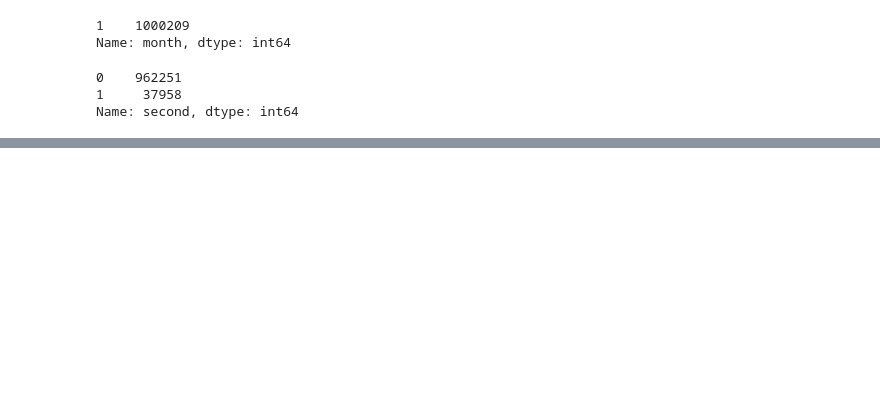
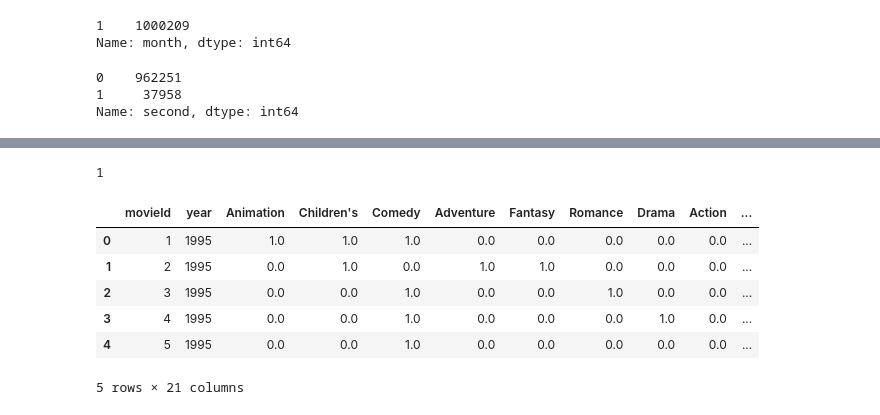
Before and after one commit to bhparijat/Recommendation-system-Pyspark, a Jupyter notebook: Recommendation System.ipynb, the cells around one changed output, grey strips where cells are left out. Cells and saved outputs as stored; diff of their text form; code cells hidden in the pictures; blank space fills up the shorter version.

```diff
--- a/Recommendation System.ipynb
+++ b/Recommendation System.ipynb
@@ -109,0 +105,19 @@ movie_data.head()
+# %%
+movie_data['name'] = movie_data['title'].apply(lambda x:x[:-6])
+# %%
+movie_data['movieId'].min()
+# %% [output]
+1
+# %%
+movie_data = movie_data.drop(labels=['title','genres'],axis=1)
+# %%
+
+movie_data.head()
+# %% [output]
+|  | movieId | year | Animation | Children's | Comedy | Adventure | Fantasy | Romance | Drama | Action | ... |
+| 0 | 1 | 1995 | 1.0 | 1.0 | 1.0 | 0.0 | 0.0 | 0.0 | 0.0 | 0.0 | ... |
+| 1 | 2 | 1995 | 0.0 | 1.0 | 0.0 | 1.0 | 1.0 | 0.0 | 0.0 | 0.0 | ... |
+| 2 | 3 | 1995 | 0.0 | 0.0 | 1.0 | 0.0 | 0.0 | 1.0 | 0.0 | 0.0 | ... |
+| 3 | 4 | 1995 | 0.0 | 0.0 | 1.0 | 0.0 | 0.0 | 0.0 | 1.0 | 0.0 | ... |
+| 4 | 5 | 1995 | 0.0 | 0.0 | 1.0 | 0.0 | 0.0 | 0.0 | 0.0 | 0.0 | ... |
+5 rows × 21 columns
```
Also changed, not shown: parts of 25 cells of this notebook.
